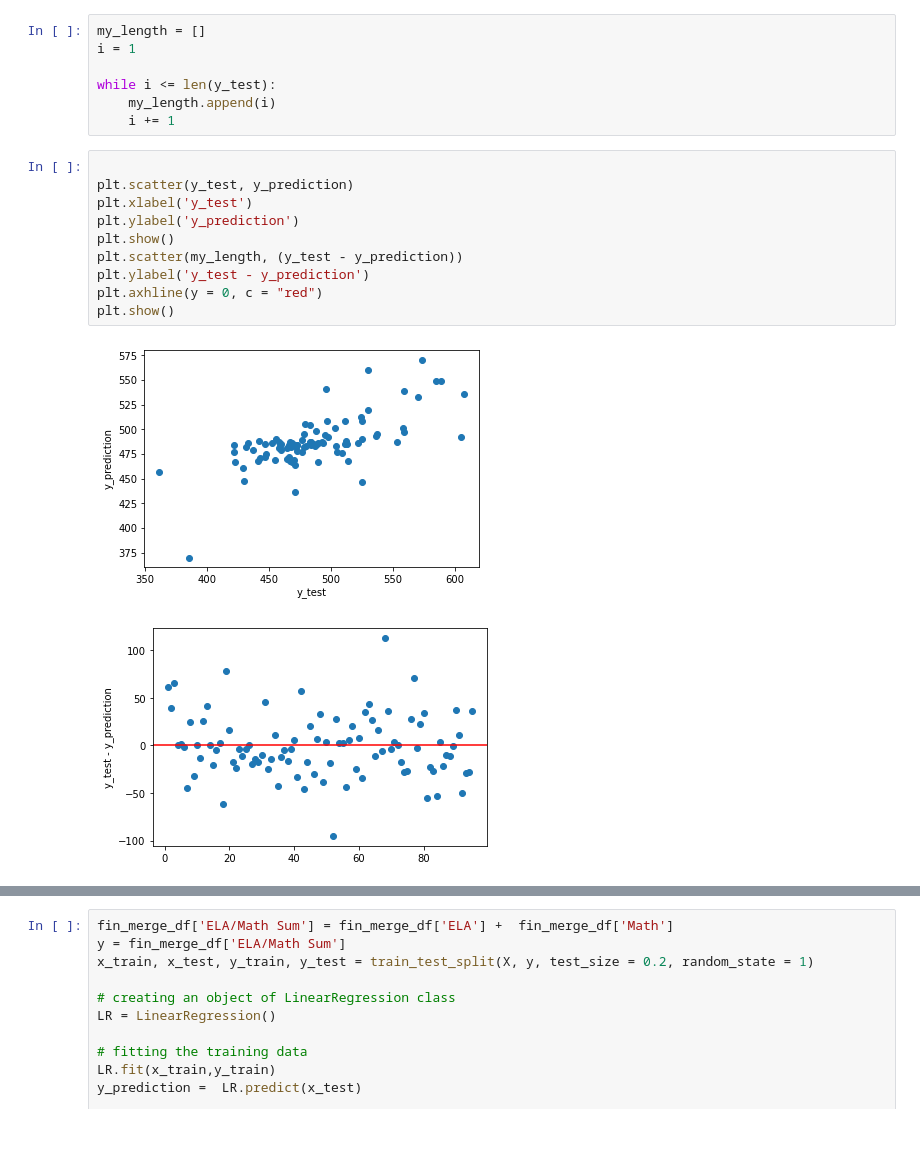
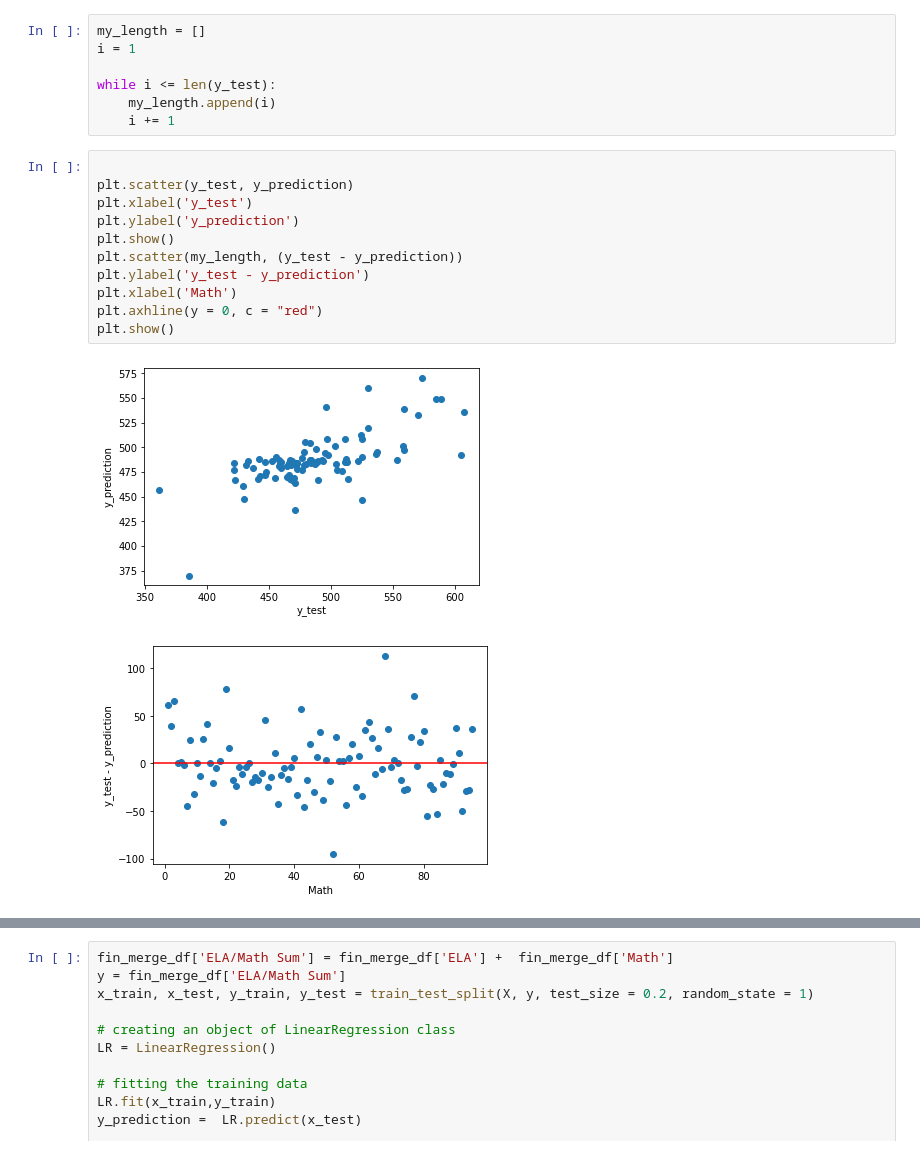
Before and after one commit to morrissey466/Illinois_School_Analysis, a Jupyter notebook: Resources/Regression_Financial_New.ipynb, the cells around one changed output, grey strips where cells are left out. Saved outputs shown, nothing was run; the diff lists cells and outputs as text.

```diff
--- a/Resources/Regression_Financial_New.ipynb
+++ b/Resources/Regression_Financial_New.ipynb
@@ -189,16 +189,17 @@ while i <= len(y_test):
 # %%
 
 plt.scatter(y_test, y_prediction)
 plt.xlabel('y_test')
 plt.ylabel('y_prediction')
 plt.show()
 plt.scatter(my_length, (y_test - y_prediction))
 plt.ylabel('y_test - y_prediction')
+plt.xlabel('Math')
 plt.axhline(y = 0, c = "red")
 plt.show()
 # %% [output]
 [figure]
-[figure, old version]
+[figure, new version]
 # %%
 y = fin_merge_df['ELA']
 x_train, x_test, y_train, y_test = train_test_split(X, y, test_size = 0.2, random_state = 1)
```
Also changed, not shown: parts of 2 cells of this notebook, 4 other files.
